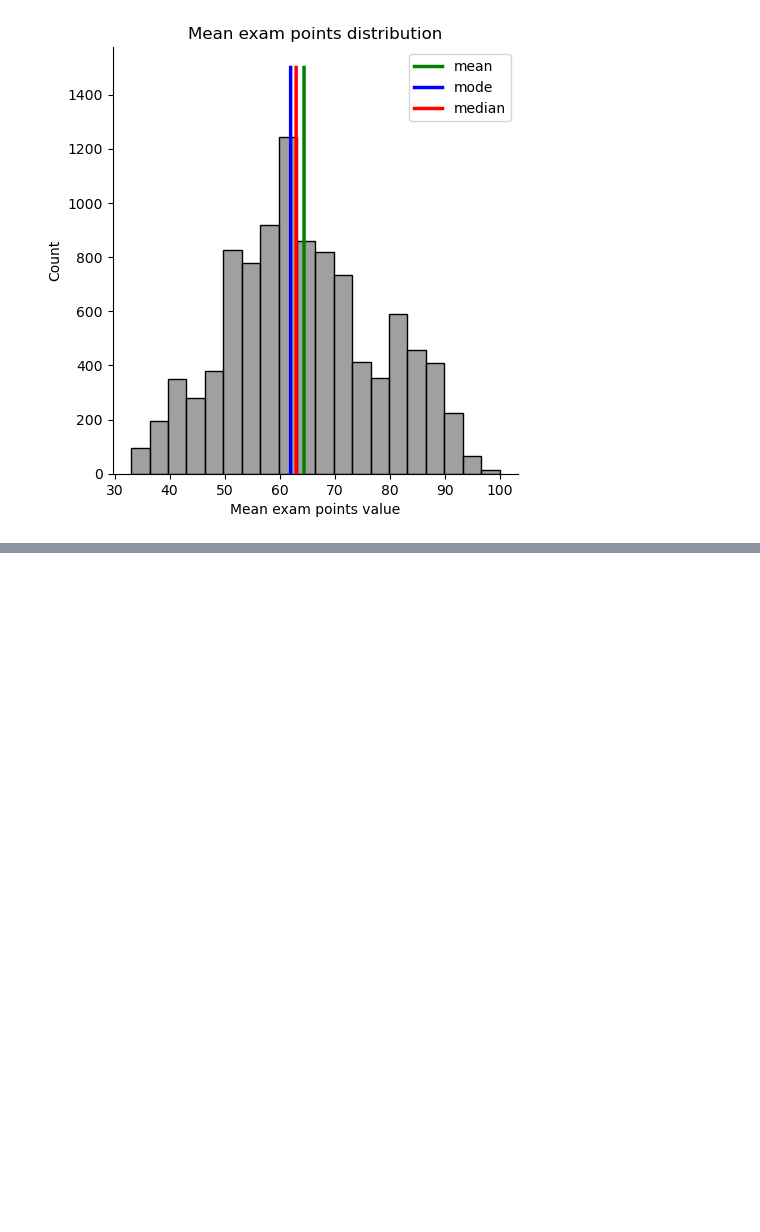
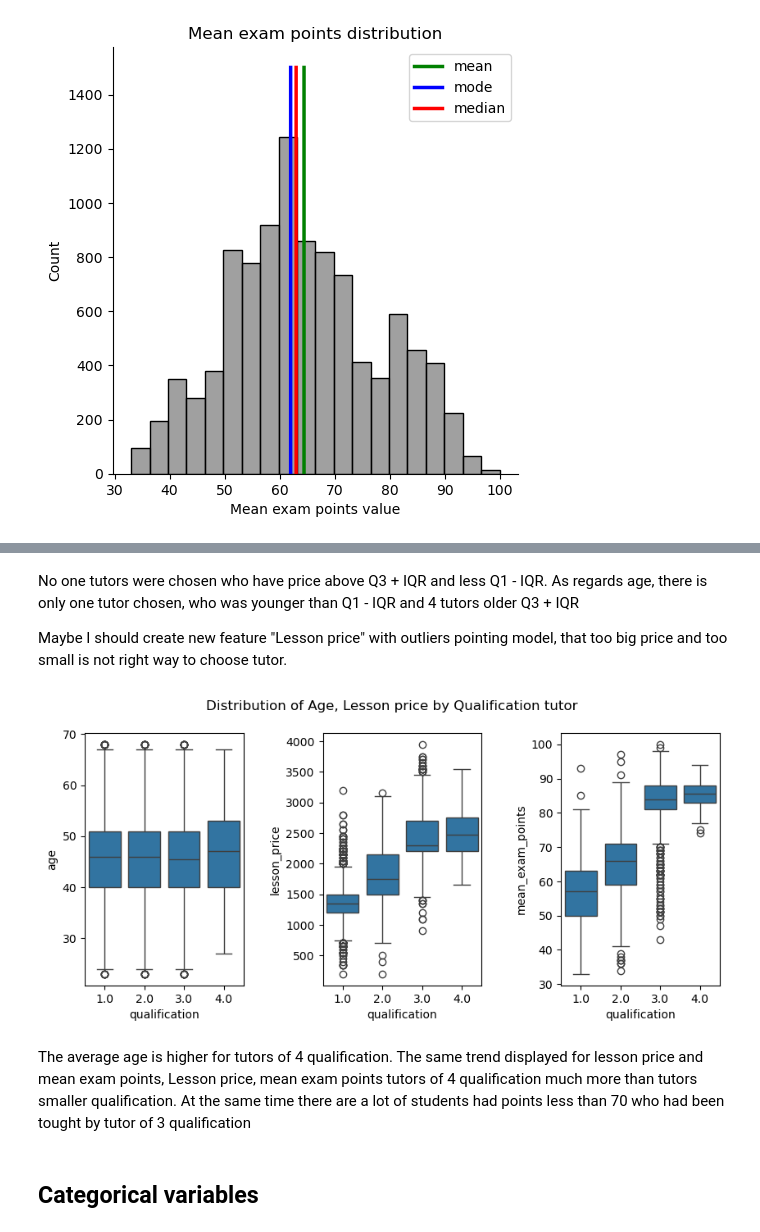
Before and after one commit to SpaceMakerc/tutor_prediction, a Jupyter notebook: predict_model_v1.ipynb, the cells around one changed output, grey strips where cells are left out. Drawn from its saved outputs; the diff is of its cells as text; code cells hidden in the pictures; blank space fills up the shorter version.

```diff
--- a/predict_model_v1.ipynb
+++ b/predict_model_v1.ipynb
@@ -198,0 +285,22 @@ The most popular Lesson prices located between 1100 and 1500. The biggest price
+# %% [markdown]
+No one tutors were chosen who have price above Q3 + IQR and less Q1 - IQR. As regards age, there is only one tutor chosen, who was younger than Q1 - IQR and 4 tutors older Q3 + IQR
+
+Maybe I should create new feature "Lesson price" with outliers pointing model, that too big price and too small is not right way to choose tutor.
+# %%
+fig, axes = plt.subplots(nrows=1, ncols=3, figsize=(10, 4))
+
+fig.suptitle("Distribution of Age, Lesson price by Qualification tutor")
+
+sns.boxplot(data=df_train, x="qualification", y="age", ax=axes[0])
+sns.boxplot(data=df_train, x="qualification", y="lesson_price", ax=axes[1])
+
+sns.boxplot(data=df_train, x="qualification", y="mean_exam_points", ax=axes[2])
+
+plt.subplots_adjust(wspace=0.5, hspace=0.3)
+plt.show()
+# %% [output]
+[figure, added]
+# %% [markdown]
+The average age is higher for tutors of 4 qualification. The same trend displayed for lesson price and mean exam points, Lesson price, mean exam points tutors of 4 qualification much more than tutors smaller qualification. At the same time there are a lot of students had points less than 70 who had been tought by tutor of 3 qualification
+# %% [markdown]
+## Categorical variables
```
Also changed, not shown: parts of 16 cells of this notebook.
